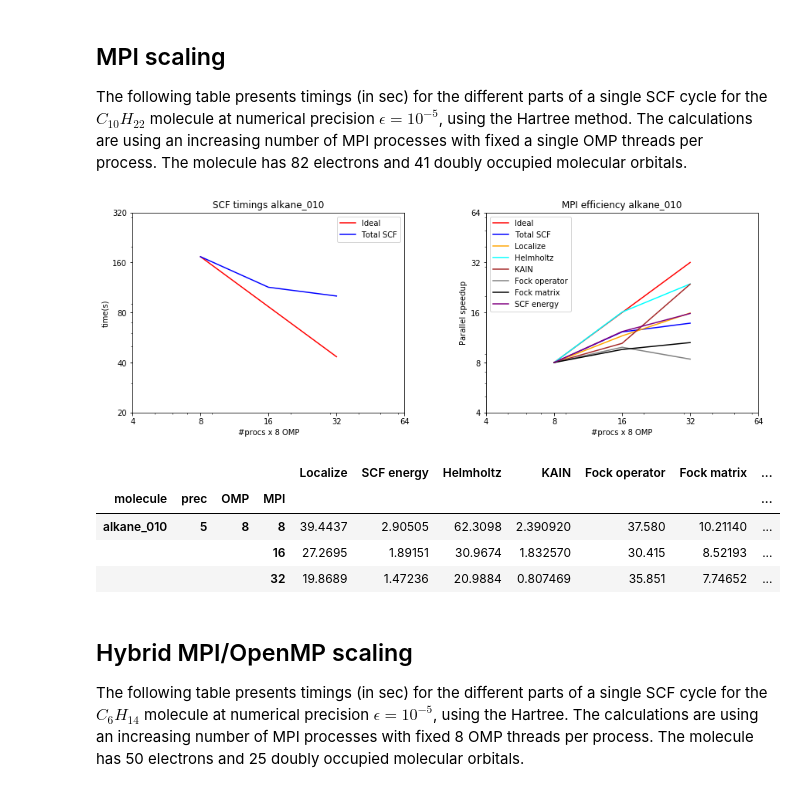
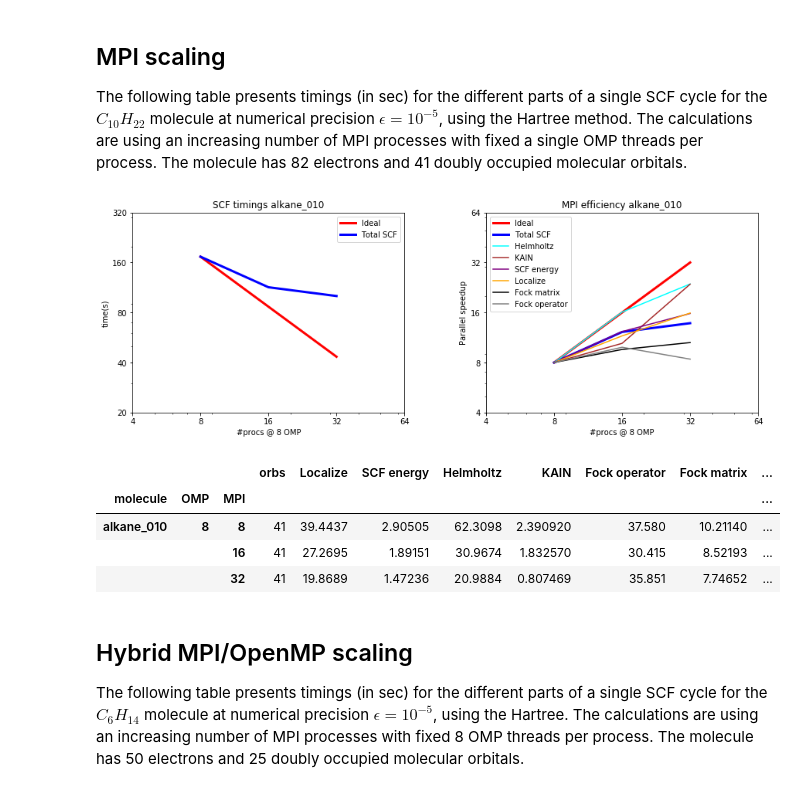
Before and after one commit to MRChemSoft/mrchem-benchmark, a Jupyter notebook: hartree.ipynb, the cells around one changed output. Cells and saved outputs as stored; diff of their text form; code cells hidden in the pictures.

```diff
--- a/hartree.ipynb
+++ b/hartree.ipynb
@@ -110,51 +108,50 @@ molecule at numerical precision $\epsilon=10^{-5}$, using the Hartree method. Th
 # %%
 omp=8
 ref=8
-prec=5
 molecule='alkane_010'
-mpi_frame = pd.read_csv("alkane-Hartree/scf.csv", index_col=[0,1,3,2])
-mpi_series = mpi_frame.loc[molecule,prec,omp]
+mpi_frame = pd.read_csv("alkane-Hartree/scf.csv", index_col=[0,2,1])
+mpi_series = mpi_frame.loc[molecule,omp]
 
 plt.subplot(121)
 plt.title('SCF timings ' + molecule)
-plt.plot(mpi_series.index, ref*mpi_series['Total SCF'][ref]/mpi_series.index, 'r', label='Ideal')
-plt.plot(mpi_series['Total SCF'], 'b', label='Total SCF')
+plt.plot(mpi_series.index, ref*mpi_series['Total SCF'][ref]/mpi_series.index, 'red', lw=3, label='Ideal')
+plt.plot(mpi_series['Total SCF'], 'blue', lw=3, label='Total SCF')
 plt.legend(loc='upper right')
 plt.yscale('log')
 plt.xscale('log')
 plt.yticks([20, 40, 80, 160, 320], [20, 40, 80, 160, 320])
 plt.xticks([4, 8, 16, 32, 64], [4, 8, 16, 32, 64])
 plt.ylabel('time(s)')
-plt.xlabel('#procs' + ' x ' + str(omp) + ' OMP')
+plt.xlabel('#procs' + ' @ ' + str(omp) + ' OMP')
 
 plt.subplot(122)
 plt.title('MPI efficiency ' + molecule)
-plt.plot(mpi_series.index, mpi_series.index, c='red', label='Ideal')
-plt.plot(ref*mpi_series['Total SCF'][ref]/mpi_series['Total SCF'], c='blue', label='Total SCF')
-plt.plot(ref*mpi_series['Localize'][ref]/mpi_series['Localize'], c='orange', label='Localize')
+plt.plot(mpi_series.index, mpi_series.index, c='red', lw=3, label='Ideal')
+plt.plot(ref*mpi_series['Total SCF'][ref]/mpi_series['Total SCF'], c='blue', lw=3, label='Total SCF')
 plt.plot(ref*mpi_series['Helmholtz'][ref]/mpi_series['Helmholtz'], c='cyan', label='Helmholtz')
 plt.plot(ref*mpi_series['KAIN'][ref]/mpi_series['KAIN'], c='brown', label='KAIN')
+plt.plot(ref*mpi_series['SCF energy'][ref]/mpi_series['SCF energy'], c='purple', label='SCF energy')
+plt.plot(ref*mpi_series['Localize'][ref]/mpi_series['Localize'], c='orange', label='Localize')
+plt.plot(ref*mpi_series['Fock matrix'][ref]/mpi_series['Fock matrix'], c='black', label='Fock matrix')
 plt.plot(ref*mpi_series['Fock operator'][ref]/mpi_series['Fock operator'], c='gray', label='Fock operator')
-plt.plot(ref*mpi_series['Fock matrix'][ref]/mpi_series['Fock matrix'], c='black', label='Fock matrix')
-plt.plot(ref*mpi_series['SCF energy'][ref]/mpi_series['SCF energy'], c='purple', label='SCF energy')
 plt.legend(loc='upper left')
 plt.yscale('log')
 plt.xscale('log')
 plt.yticks([4, 8, 16, 32, 64], [4, 8, 16, 32, 64])
 plt.xticks([4, 8, 16, 32, 64], [4, 8, 16, 32, 64])
 plt.ylabel('Parallel speedup')
-plt.xlabel('#procs' + ' x ' + str(omp) + ' OMP')
+plt.xlabel('#procs' + ' @ ' + str(omp) + ' OMP')
 
 plt.subplots_adjust(top=1.0, bottom=0.1, right=2, wspace=.30)
 plt.show()
-mpi_frame.loc[molecule,prec,omp,:]
+mpi_frame.loc[molecule,omp,:]
 # %% [output]
-[figure, old version]
+[figure, new version]
-|  |  |  |  | Localize | SCF energy | Helmholtz | KAIN | Fock operator | Fock matrix | ... |
-| molecule | prec | OMP | MPI |  |  |  |  |  |  | ... |
-| alkane_010 | 5 | 8 | 8 | 39.4437 | 2.90505 | 62.3098 | 2.390920 | 37.580 | 10.21140 | ... |
-|  |  |  | 16 | 27.2695 | 1.89151 | 30.9674 | 1.832570 | 30.415 | 8.52193 | ... |
-|  |  |  | 32 | 19.8689 | 1.47236 | 20.9884 | 0.807469 | 35.851 | 7.74652 | ... |
+|  |  |  | orbs | Localize | SCF energy | Helmholtz | KAIN | Fock operator | Fock matrix | ... |
+| molecule | OMP | MPI |  |  |  |  |  |  |  | ... |
+| alkane_010 | 8 | 8 | 41 | 39.4437 | 2.90505 | 62.3098 | 2.390920 | 37.580 | 10.21140 | ... |
+|  |  | 16 | 41 | 27.2695 | 1.89151 | 30.9674 | 1.832570 | 30.415 | 8.52193 | ... |
+|  |  | 32 | 41 | 19.8689 | 1.47236 | 20.9884 | 0.807469 | 35.851 | 7.74652 | ... |
 # %% [markdown]
 ## Hybrid MPI/OpenMP scaling
 
```
Also changed, not shown: parts of 4 cells of this notebook.
